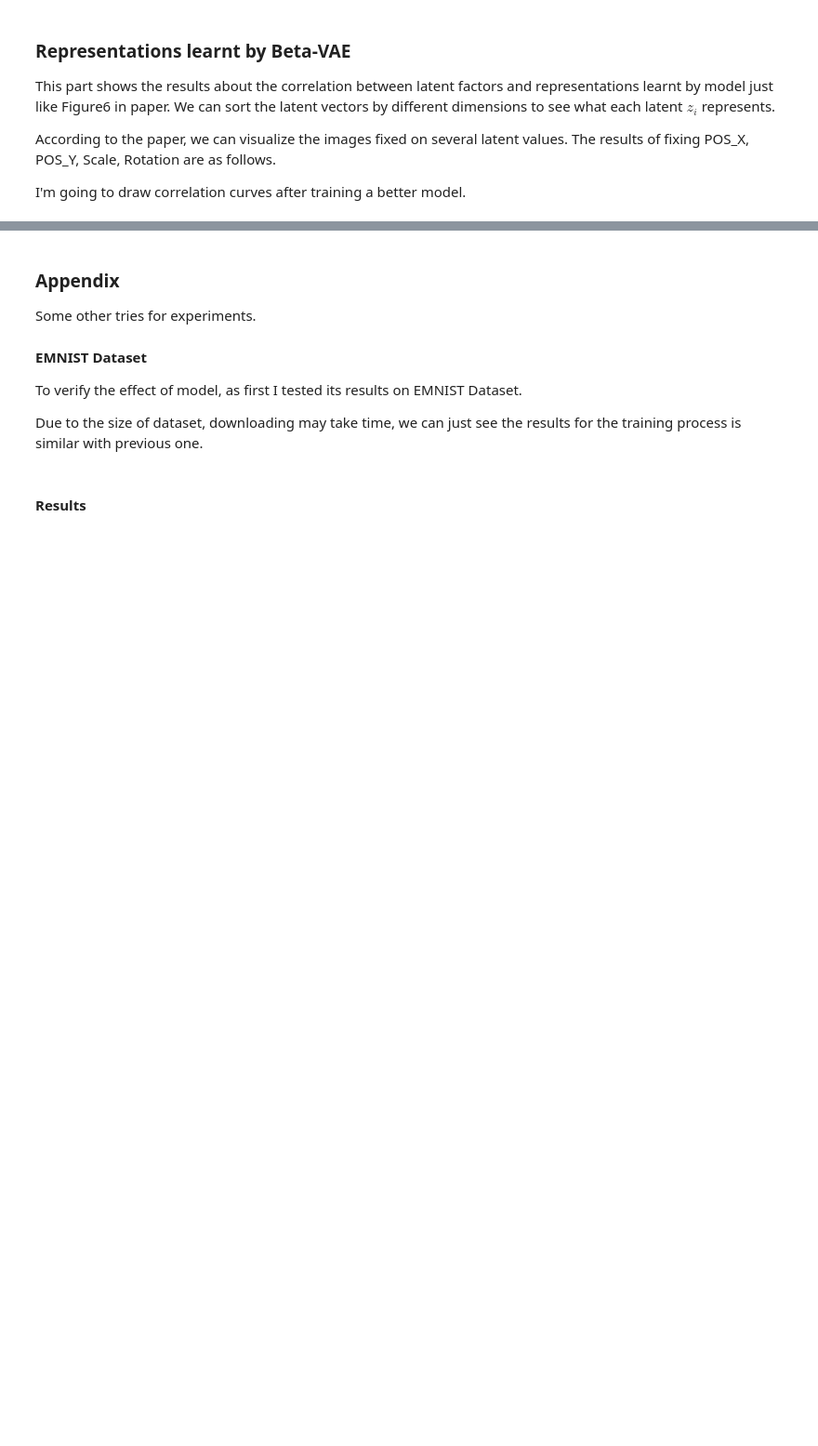
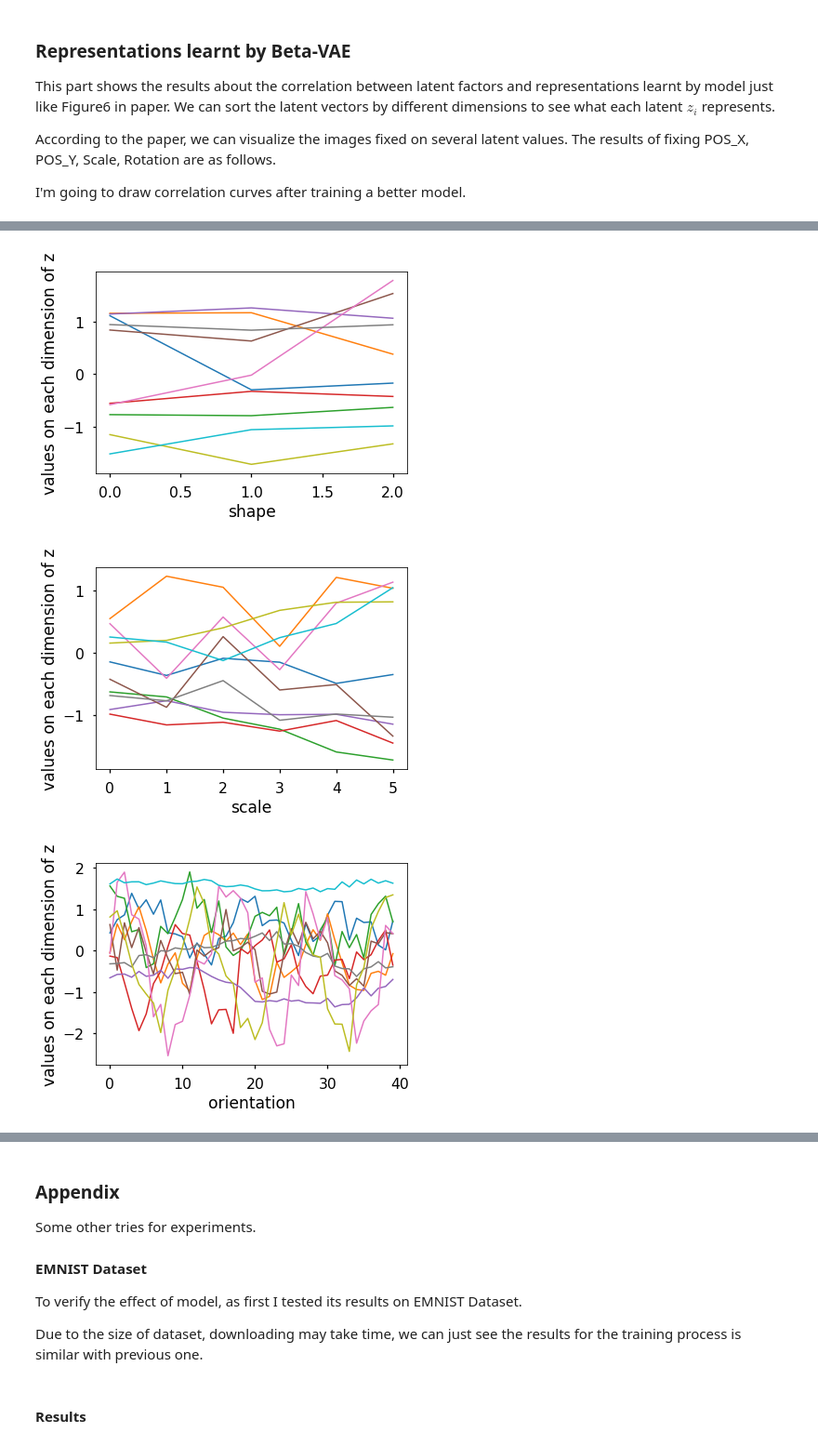
Before and after one commit to simplespy/SCAN-from-betaVAE, a Jupyter notebook: Peiyao_Sheng_beta_VAE.ipynb, the cells around one changed output, grey strips where cells are left out. Shown: that part at 93% size. Cells and saved outputs as stored; diff of their text form; code cells hidden in the pictures; blank space fills up the shorter version.

```diff
--- a/Peiyao_Sheng_beta_VAE.ipynb
+++ b/Peiyao_Sheng_beta_VAE.ipynb
@@ -320,0 +321,34 @@ Variable containing:
+# %%
+latents_names = ['color', 'shape', 'scale', 'orientation', 'posX', 'posY']
+def curves(fixed_dim):
+    lat_size = latents_sizes[fixed_dim]
+    samples = np.zeros((lat_size, latents_sizes.size))
+
+
+    for i, size in enumerate(latents_sizes):
+        if i == fixed_dim:
+            samples[:, i] = np.arange(0,lat_size,1)
+        else:
+            random_x = np.random.randint(size)
+            samples[:, i] = np.array([random_x]*lat_size)
+    samples[:,1]=2
+    indices_sampled = latent_to_index(samples)
+    imgs_sampled = imgs[indices_sampled]
+    #show_images_grid(imgs_sampled,lat_size)
+
+
+    imgs_sampled = Variable(torch.from_numpy(imgs_sampled).type(torch.FloatTensor), volatile=True)
+    mu, logvar = eval_model.encode(imgs_sampled.view(-1, 64*64))
+    z = eval_model.reparameterize(mu, logvar)
+
+    for i in range(10):
+        plt.plot(z.data.numpy()[:,i])
+    plt.ylabel('values on each dimension of z')
+    plt.xlabel(latents_names[fixed_dim])
+    plt.show()
+for i in range(1,latents_sizes.size):
+    curves(i)
+# %% [output]
+[figure, added]
+[figure, added]
+[figure, added]
```
Also changed, not shown: parts of 8 cells of this notebook, 1 other file.
